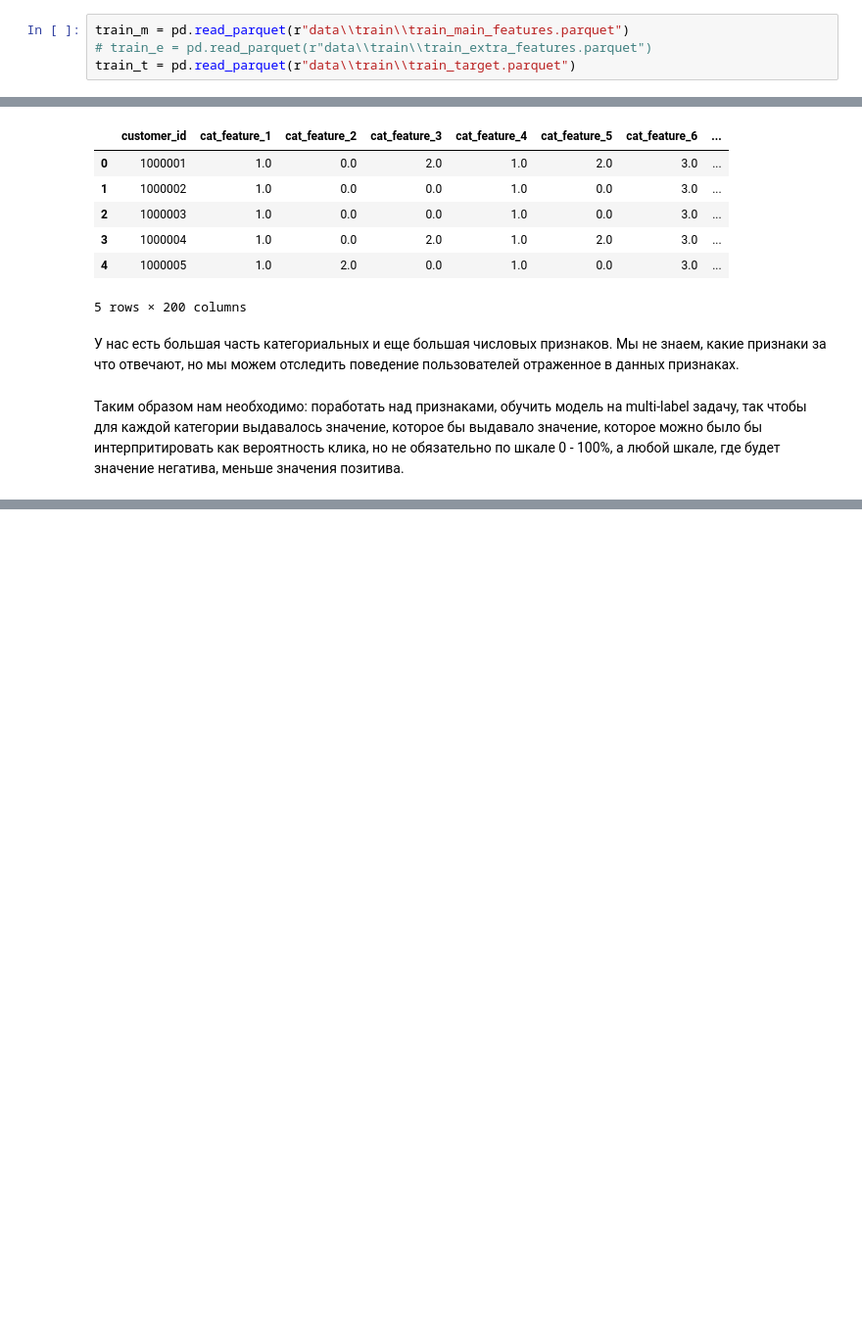
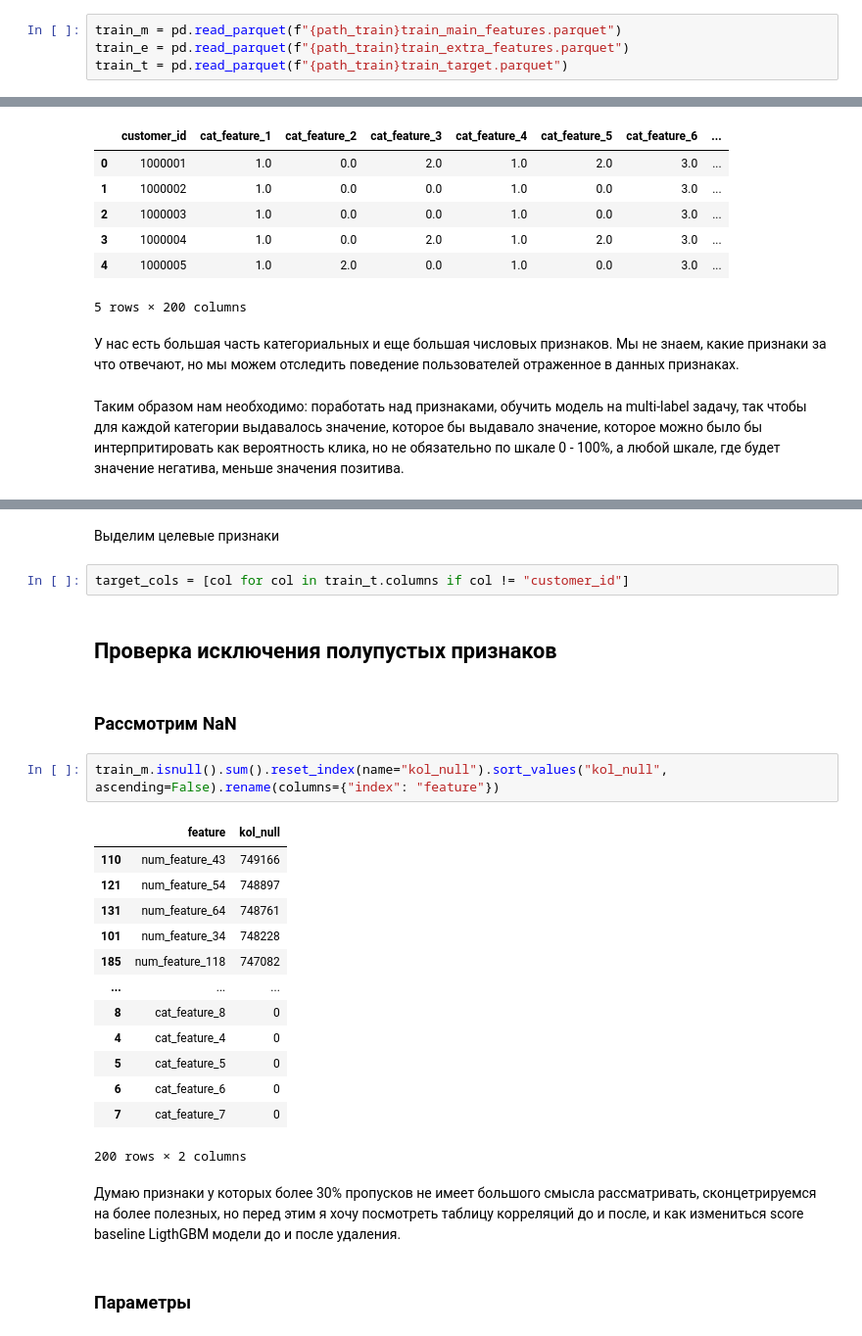
Before and after one commit to Mister-0-Zero/kiberPolka, a Jupyter notebook: research.ipynb, the cells around one changed output, grey strips where cells are left out. Shown at 98% size. Drawn from its saved outputs; the diff is of its cells as text; blank space fills up the shorter version.

```diff
--- a/research.ipynb
+++ b/research.ipynb
@@ -5,4 +34,4 @@ import pandas as pd
 # %%
-train_m = pd.read_parquet(r"data\\train\\train_main_features.parquet")
-# train_e = pd.read_parquet(r"data\\train\\train_extra_features.parquet")
-train_t = pd.read_parquet(r"data\\train\\train_target.parquet")
+train_m = pd.read_parquet(f"{path_train}train_main_features.parquet")
+train_e = pd.read_parquet(f"{path_train}train_extra_features.parquet")
+train_t = pd.read_parquet(f"{path_train}train_target.parquet")
@@ -41,0 +169,28 @@ train_m.head()
+# %% [markdown]
+Выделим целевые признаки
+# %%
+target_cols = [col for col in train_t.columns if col != "customer_id"]
+# %% [markdown]
+## Проверка исключения полупустых признаков
+# %% [markdown]
+### Рассмотрим NaN
+# %%
+train_m.isnull().sum().reset_index(name="kol_null").sort_values("kol_null", ascending=False).rename(columns={"index": "feature"})
+# %% [output]
+|  | feature | kol_null |
+| 110 | num_feature_43 | 749166 |
+| 121 | num_feature_54 | 748897 |
+| 131 | num_feature_64 | 748761 |
+| 101 | num_feature_34 | 748228 |
+| 185 | num_feature_118 | 747082 |
+| ... | ... | ... |
+| 8 | cat_feature_8 | 0 |
+| 4 | cat_feature_4 | 0 |
+| 5 | cat_feature_5 | 0 |
+| 6 | cat_feature_6 | 0 |
+| 7 | cat_feature_7 | 0 |
+200 rows × 2 columns
+# %% [markdown]
+Думаю признаки у которых более 30% пропусков не имеет большого смысла рассматривать, сконцетрируемся на более полезных, но перед этим я хочу посмотреть таблицу корреляций до и после, и как измениться score baseline LigthGBM модели до и после удаления.
+# %% [markdown]
+### Параметры
```
Also changed, not shown: parts of 55 cells of this notebook.
